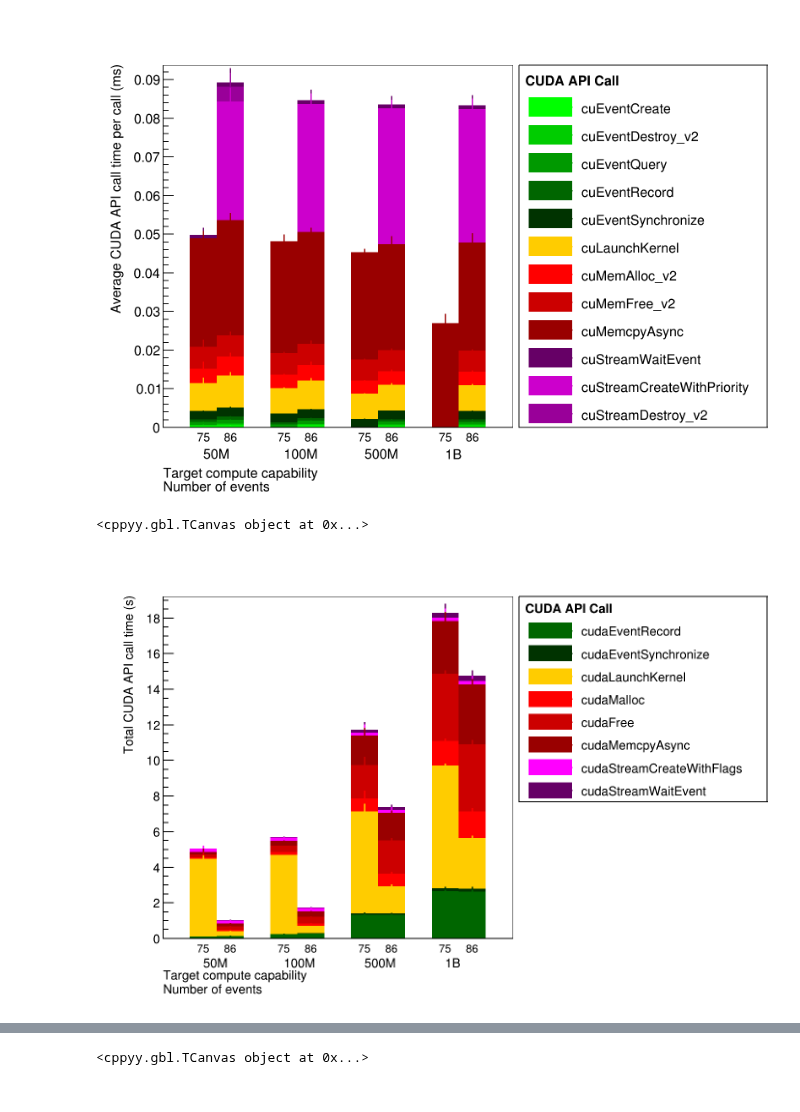
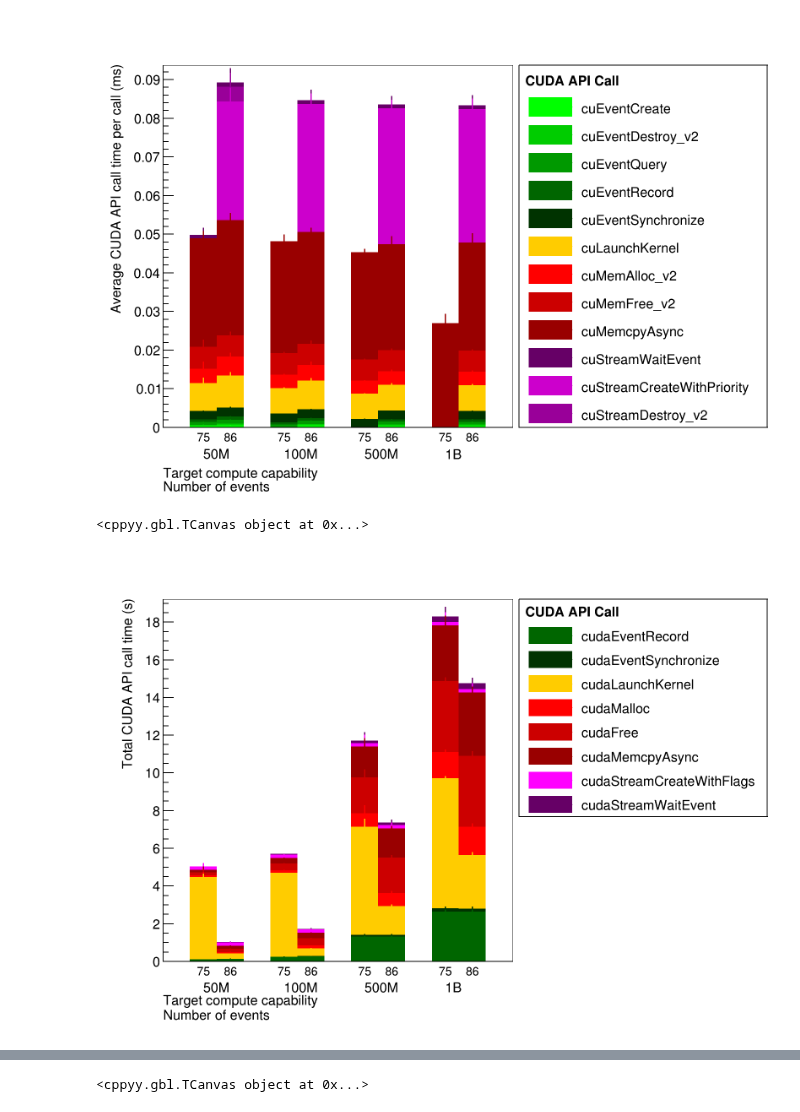
Before and after one commit to jolly-chen/msc-project, a Jupyter notebook: gpu-synchronous/sycl_paper.ipynb, the cells around one changed output, grey strips where cells are left out. Cells and saved outputs as stored; diff of their text form; code cells hidden in the pictures.

Commit message:
Add hatches to plots

```diff
--- a/gpu-synchronous/sycl_paper.ipynb
+++ b/gpu-synchronous/sycl_paper.ipynb
@@ -250,6 +426,7 @@ df = add_file(df, "das6-gpu/reduction_range",
 df = add_file(df, "das6-gpu/usm_sm75",
               {
                   "type" : "USM",
+                  "cc" : 75,
               })
 
 del df["input"]
@@ -325,7 +502,7 @@ api = add_file(api_buf, "das6-gpu/nsys-20231206-174647/api",
                   "reduction" : 8
               })
 
-api = add_file(api, "das6-gpu/nsys-20231127-085724//api",
+api = add_file(api, "das6-gpu/nsys-20231127-085724/api",
               {
                   "type" : "USM",
                   "cc" : 75,
@@ -1431,7 +882,6 @@ selected_red = 8
 nbins = 2 * len(selected_nvals) + 5
 title = f""
 # title = f"Nsys profiling results for time spent on GPU when filling a 1D histogram with RDataFrame"
-gpuFillStyle = [40, None, None, None, None, None, None, None]
 ROOT.gStyle.SetErrorX(0.);
 
 w = 1600
@@ -1481,7 +931,7 @@ for ci, cc in enumerate(selected_cc):
                     val,
                     get_cell(api_std, name, "Time"),
                     color,
-                    None,
+                    gpuFillStyle[selected_env],
                 )
                 h3.SetLineWidth(3)
                 hs.Add(h3)
@@ -1836,11 +1302,10 @@ selected_red = 2
 nbins = 2 * len(selected_nvals) + 5
 title = f""
 # title = f"Nsys profiling results for time spent on GPU when filling a 1D histogram with RDataFrame"
-gpuFillStyle = [None, None, None, None, None, None, None, None]
 ROOT.gStyle.SetErrorX(0.);
 
-w = 1400
-h = 1000
+w = 1600
+h = 1200
 c = ROOT.TCanvas("c1", title, w, h)
 
 hs = ROOT.THStack("h1s", "")
@@ -1853,6 +1318,7 @@ l.SetTextSize(0.03)
 l.SetHeader("#bf{CUDA API Call}")
 
 unique_labels = []
+unique_colors = []
 for ci, cc in enumerate(selected_cc):
     ROOT.gStyle.SetPalette(ROOT.kRainbow)
     other = 0
@@ -1877,7 +1343,7 @@ for ci, cc in enumerate(selected_cc):
 
             if len(api_avg) == 0 or name not in api_avg.index:
                 continue
-            if get_cell(api_avg, name, "Time (%)") == 0:
+            if get_cell(api_avg, name, "Time (%)") <= 0.1:
                 continue
 
             val = get_cell(api_avg, name, "Time")
@@ -1891,7 +1357,7 @@ for ci, cc in enumerate(selected_cc):
                 val,
                 get_cell(api_std, name, "Time"),
                 color,
-                None,
+                gpuFillStyle[selected_env],
             )
             h3.SetLineWidth(3)
             hs.Add(h3)
@@ -1901,8 +1367,25 @@ for ci, cc in enumerate(selected_cc):
                 #     l.AddEntry(h3, name)
                 # else:
                     # l.AddEntry(h3, "Other")
-                l.AddEntry(h3, name)
+                # l.AddEntry(h3, name)
                 unique_labels.append(name)
+                unique_colors.append(color)
+
+for i, (lbl, clr) in enumerate(zip(unique_labels, unique_colors)):
+    if lbl:
+        hdummy = ROOT.TH1F(f"dummy_{lbl}", "dummy",  nbins, 0, nbins)
+        hdummy.SetFillColor(clr)
+        hdummy.SetLineColor(clr)
+        hdummy.SetMarkerSize(0)
+        hs.Add(hdummy)
+        l.AddEntry(hdummy, lbl)
+    else:
+        hdummy = ROOT.TH1F(f"dummy_empty_{i}", "",  nbins, 0, nbins)
+        hdummy.SetFillColor(ROOT.kWhite)
+        hdummy.SetLineColor(ROOT.kWhite)
+        hdummy.SetMarkerSize(0)
+        hs.Add(hdummy)
+        l.AddEntry(hdummy, f"")
 
 hs.Draw("bar")
 hs.SetTitle(title)
@@ -1944,34 +1427,34 @@ ox = ROOT.TGaxis(
     nbins,
     "SM",  # ndiv, chopt
 )
 ox.SetTickSize(0)
 ox.SetLabelOffset(0.04)
 ox.SetLabelSize(0.03)
 ox.SetLabelFont(42)
 
 labelbins = range(2, nbins + 1, 3)
 for i in range(nbins + 3):
     if i not in labelbins:
         ox.ChangeLabel(i, -1, 0.0)
 for i, e  in enumerate(labelbins):
     ox.ChangeLabel(e, 0, -1, 6, -1, -1, human_readable(selected_nvals[i]))
 
 ox.Draw()
 
 yaxis = hs.GetYaxis()
 yaxis.SetTitle("Total CUDA API call time (s)")
 yaxis.SetTitleSize(0.03)
 yaxis.SetLabelSize(0.03)
 # c.SetLogy()
 
 ROOT.gStyle.SetTitleFontSize(0.1)
 l.Draw()
 
 c.SaveAs(f"../../images/acpp_aot_vs_jit.pdf")
 c.DrawClone()
 # %% [output]
 <cppyy.gbl.TCanvas object at 0x...>
-[figure, old version]
+[figure, new version]
 # %%
 %jsroot off
 selected_env = "AdaptiveCpp"
```
Also changed, not shown: parts of 27 cells of this notebook, 1 other file.
